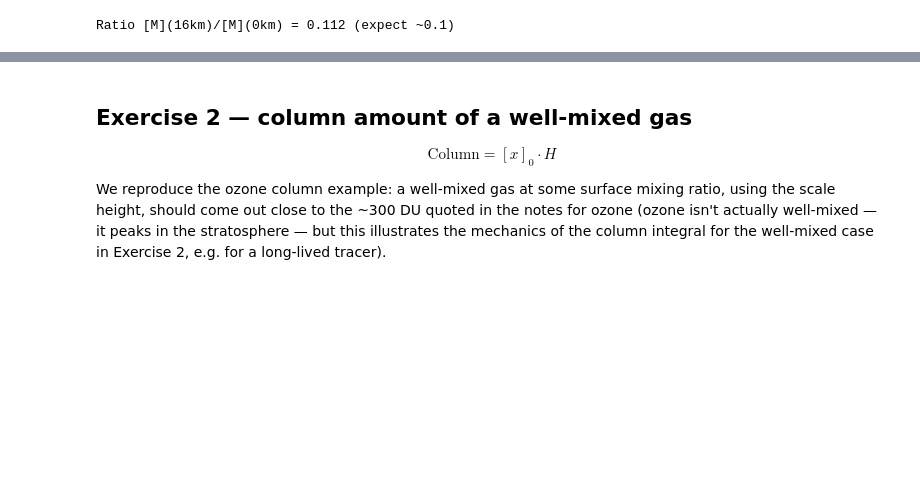
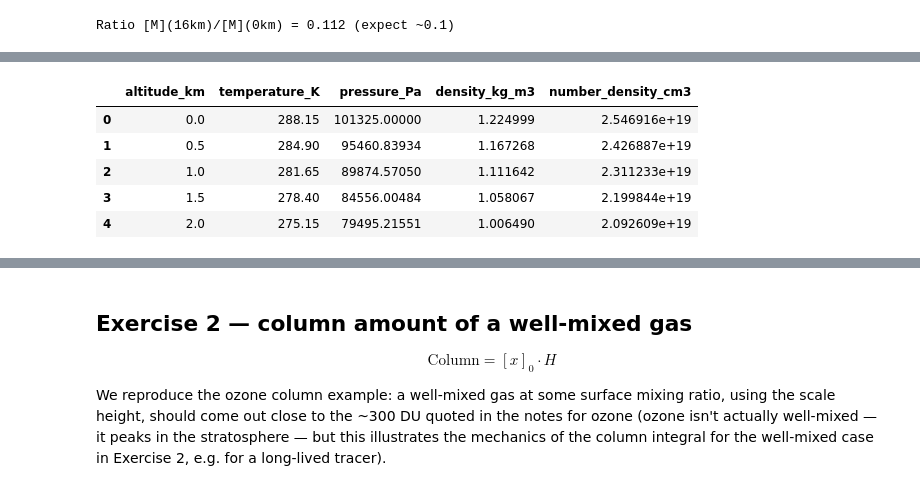
Before and after one commit to ata27/B4_2025-26, a Jupyter notebook: notebooks/01-atmospheric-structure.ipynb, the cells around one changed output, grey strips where cells are left out. Cells and saved outputs as stored; diff of their text form; code cells hidden in the pictures; blank space fills up the shorter version.

```diff
--- a/notebooks/01-atmospheric-structure.ipynb
+++ b/notebooks/01-atmospheric-structure.ipynb
@@ -71,0 +80,12 @@ Ratio [M](16km)/[M](0km) = 0.112 (expect ~0.1)
+# %%
+import pandas as pd
+
+atm = pd.read_csv('../data/us_standard_atmosphere_1976.csv')
+atm.head()
+# %% [output]
+|  | altitude_km | temperature_K | pressure_Pa | density_kg_m3 | number_density_cm3 |
+| 0 | 0.0 | 288.15 | 101325.00000 | 1.224999 | 2.546916e+19 |
+| 1 | 0.5 | 284.90 | 95460.83934 | 1.167268 | 2.426887e+19 |
+| 2 | 1.0 | 281.65 | 89874.57050 | 1.111642 | 2.311233e+19 |
+| 3 | 1.5 | 278.40 | 84556.00484 | 1.058067 | 2.199844e+19 |
+| 4 | 2.0 | 275.15 | 79495.21551 | 1.006490 | 2.092609e+19 |
```
Also changed, not shown: parts of 3 cells of this notebook, 4 other files.
